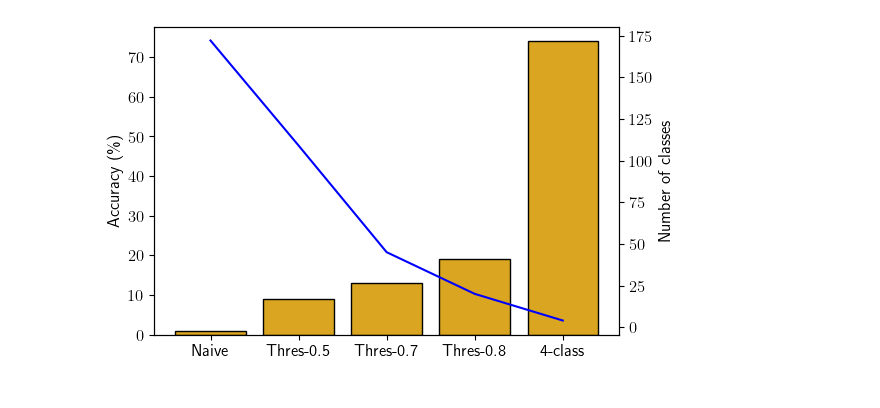
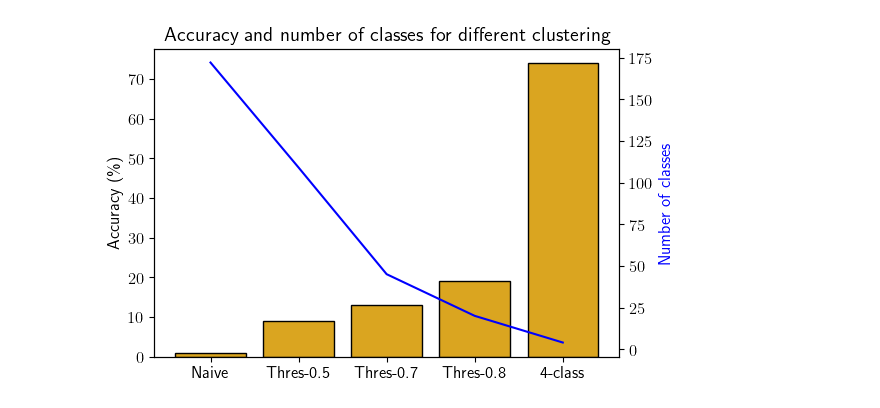
Before and after one commit to lixinghe1999/HAR, a Jupyter notebook: code/plot.ipynb, the cells around one changed output. Saved outputs shown, nothing was run; the diff lists cells and outputs as text; code cells hidden in the pictures.

```diff
--- a/code/plot.ipynb
+++ b/code/plot.ipynb
@@ -7,17 +22,19 @@ plt.rcParams.update({'font.size': 12})
 # %%
+# Motivation 2
 acc = [1, 9, 13, 19, 74]
 num_class = [172, 109, 45, 20, 4]
 names = ['Naive', 'Thres-0.5', 'Thres-0.7', 'Thres-0.8', '4-class']
 # colors = ['goldenrod', 'chocolate', 'forestgreen', 'green']
 fig = plt.figure(figsize=(6, 4))
 ax = fig.add_subplot(111)
 ax.bar(range(len(acc)), acc, edgecolor='black', color='goldenrod', width=0.8)
 ax.set_xticks(range(len(acc)), names)
 ax2 = ax.twinx()
 ax2.plot(range(len(acc)), num_class, color='b')
 
 ax.set_ylabel('Accuracy (\%)')
-ax2.set_ylabel('Number of classes')
-plt.savefig('figs/acc_num_class.pdf')
+ax2.set_ylabel('Number of classes', color='b')
+ax.set_title('Accuracy and number of classes for different clustering')
+# plt.savefig('figs/acc_num_class.pdf')
 # %% [output]
-[figure, old version]
+[figure, new version]
```
Also changed, not shown: parts of 1 cell of this notebook, 36 other files.
